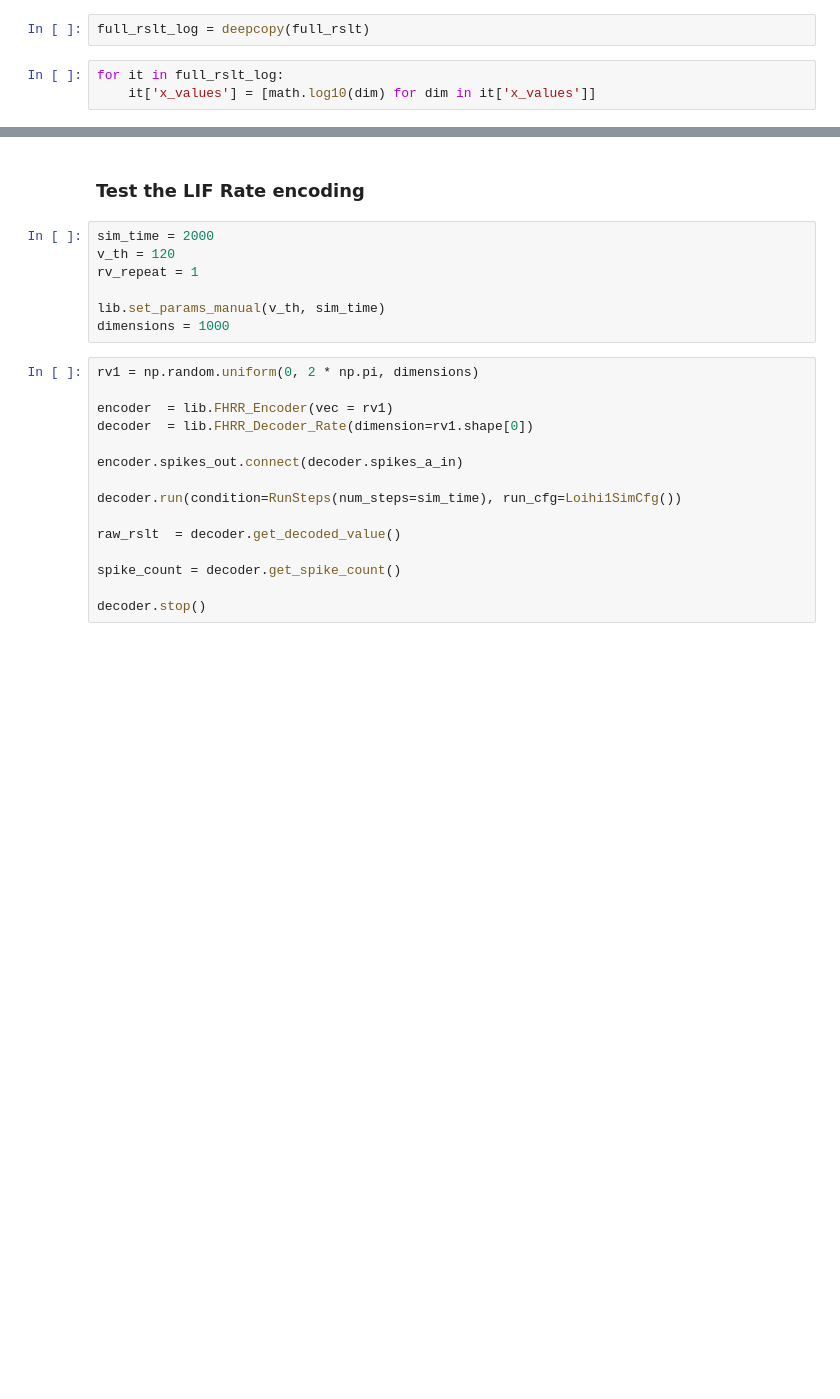
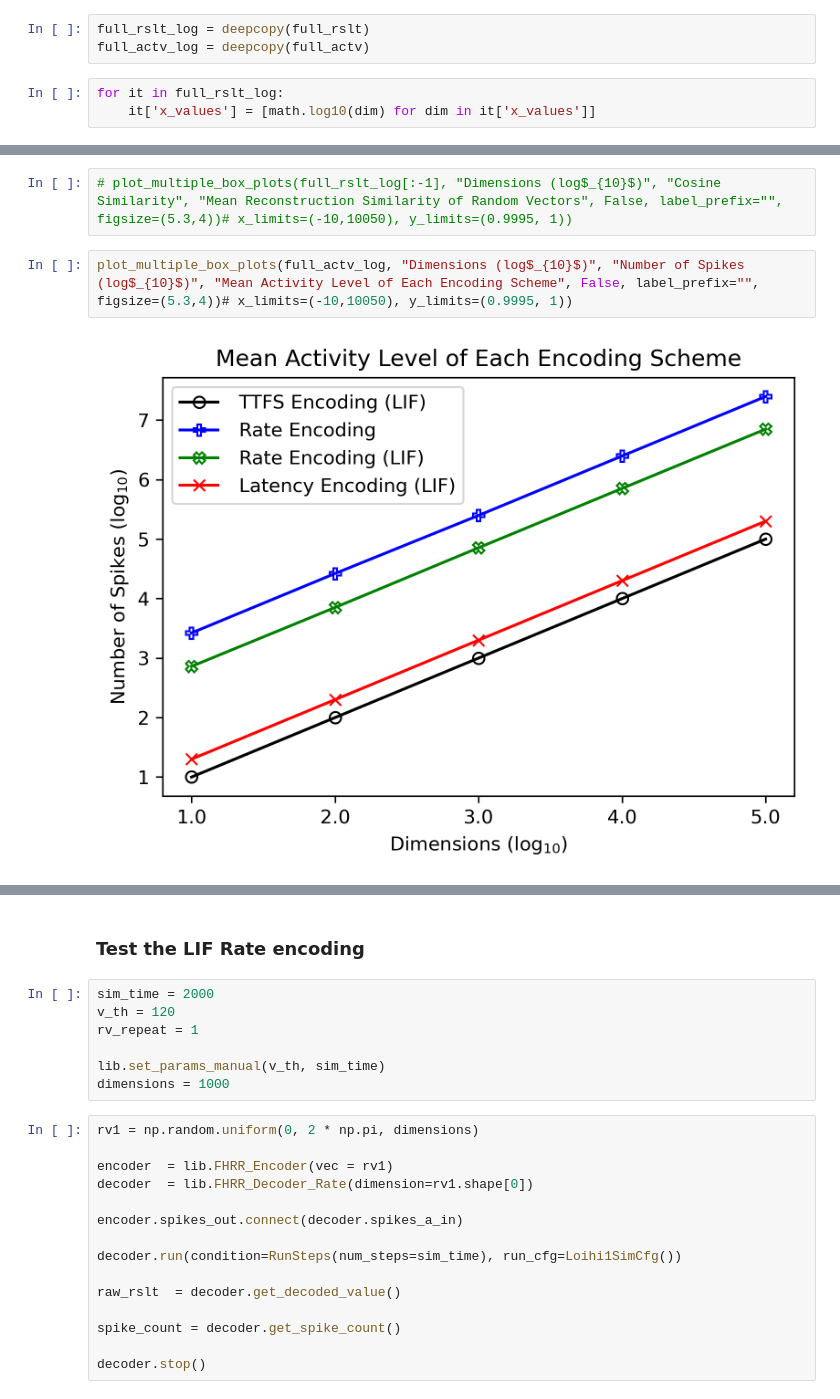
Before and after one commit to vidurayashan/VSA_FHRR_MNIST_Classification, a Jupyter notebook: Evaluate_HD_reconstruction for different schemes.ipynb, the cells around one changed output, grey strips where cells are left out. Saved outputs shown, nothing was run; the diff lists cells and outputs as text; blank space fills up the shorter version.

```diff
--- a/Evaluate_HD_reconstruction for different schemes.ipynb
+++ b/Evaluate_HD_reconstruction for different schemes.ipynb
@@ -382,5 +519,6 @@ full_rslt
 # %%
 full_rslt_log = deepcopy(full_rslt)
+full_actv_log = deepcopy(full_actv)
 # %%
 for it in full_rslt_log:
     it['x_values'] = [math.log10(dim) for dim in it['x_values']]
@@ -390,0 +554,6 @@ plot_multiple_box_plots(full_rslt_log, "Dimensions (log$_{10}$)", "Cosine Simila
+# %%
+# plot_multiple_box_plots(full_rslt_log[:-1], "Dimensions (log$_{10}$)", "Cosine Similarity", "Mean Reconstruction Similarity of Random Vectors", False, label_prefix="", figsize=(5.3,4))# x_limits=(-10,10050), y_limits=(0.9995, 1))
+# %%
+plot_multiple_box_plots(full_actv_log, "Dimensions (log$_{10}$)", "Number of Spikes (log$_{10}$)", "Mean Activity Level of Each Encoding Scheme", False, label_prefix="", figsize=(5.3,4))# x_limits=(-10,10050), y_limits=(0.9995, 1))
+# %% [output]
+[figure, added]
```
Also changed, not shown: parts of 64 cells of this notebook, 7 other files.
